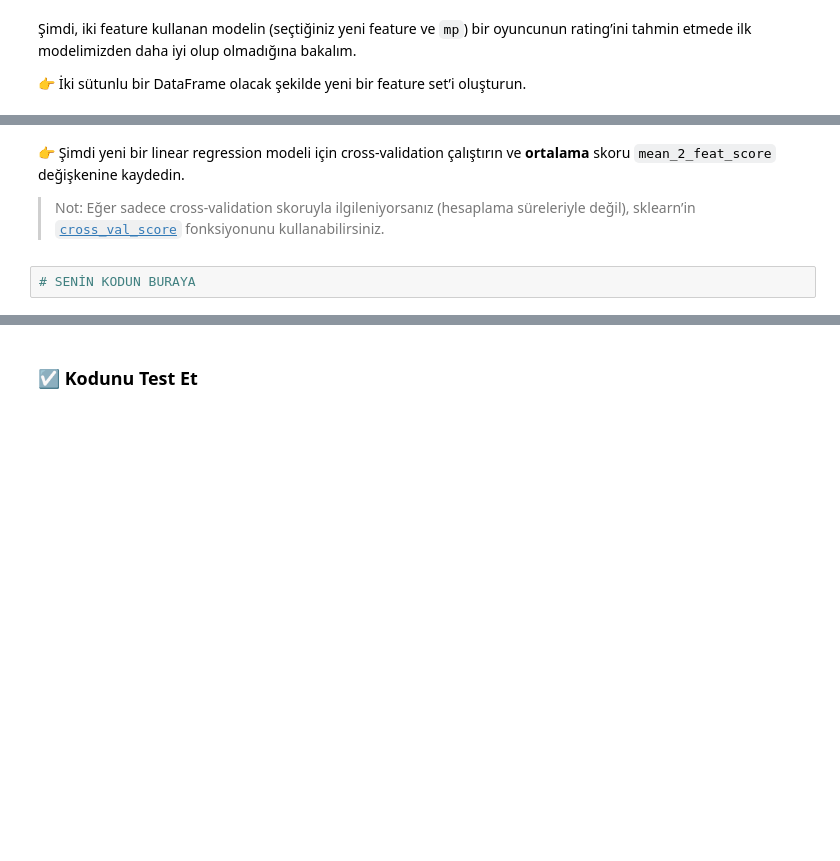
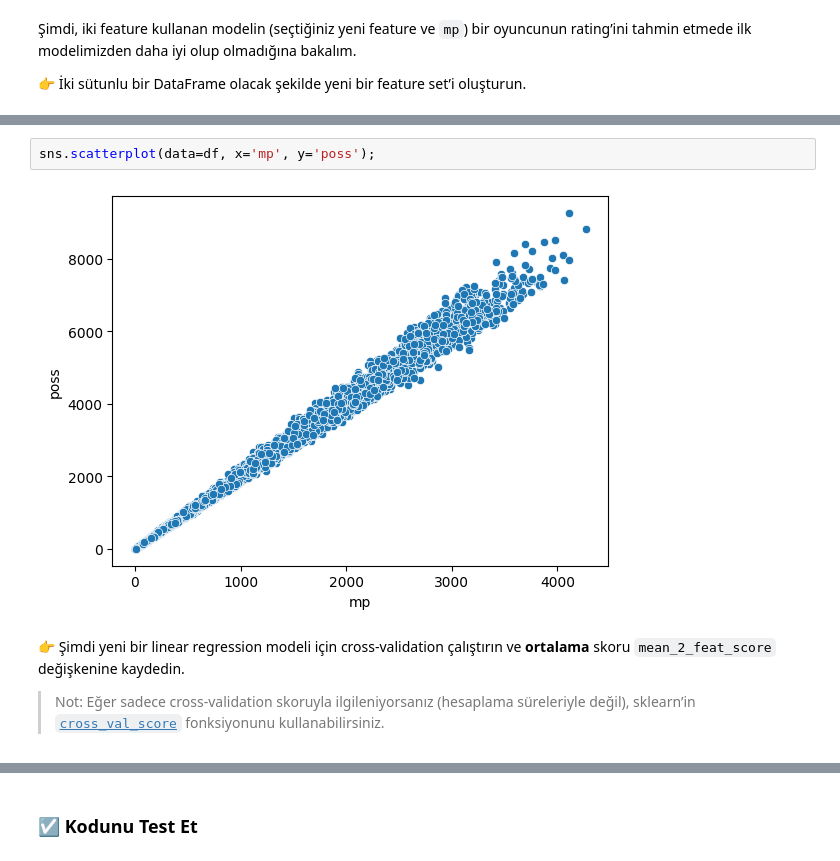
Before and after one commit to dilaybezazoglu/S16D1-S-data-linear-regression, a Jupyter notebook: Linear_Regression.ipynb, the cells around one changed output, grey strips where cells are left out. Drawn from its saved outputs; the diff is of its cells as text; blank space fills up the shorter version.

```diff
--- a/Linear_Regression.ipynb
+++ b/Linear_Regression.ipynb
@@ -245,6 +354,8 @@ plt.show()
+# %%
+sns.scatterplot(data=df, x='mp', y='poss');
+# %% [output]
+[figure, added]
 # %% [markdown]
 👉 Şimdi yeni bir linear regression modeli için cross-validation çalıştırın ve **ortalama** skoru `mean_2_feat_score` değişkenine kaydedin.
 
 > Not: Eğer sadece cross-validation skoruyla ilgileniyorsanız (hesaplama süreleriyle değil), sklearn’in [`cross_val_score`](https://scikit-learn.org/stable/modules/generated/sklearn.model_selection.cross_val_score.html) fonksiyonunu kullanabilirsiniz.
-# %%
-# SENİN KODUN BURAYA
```
Also changed, not shown: parts of 20 cells of this notebook.
